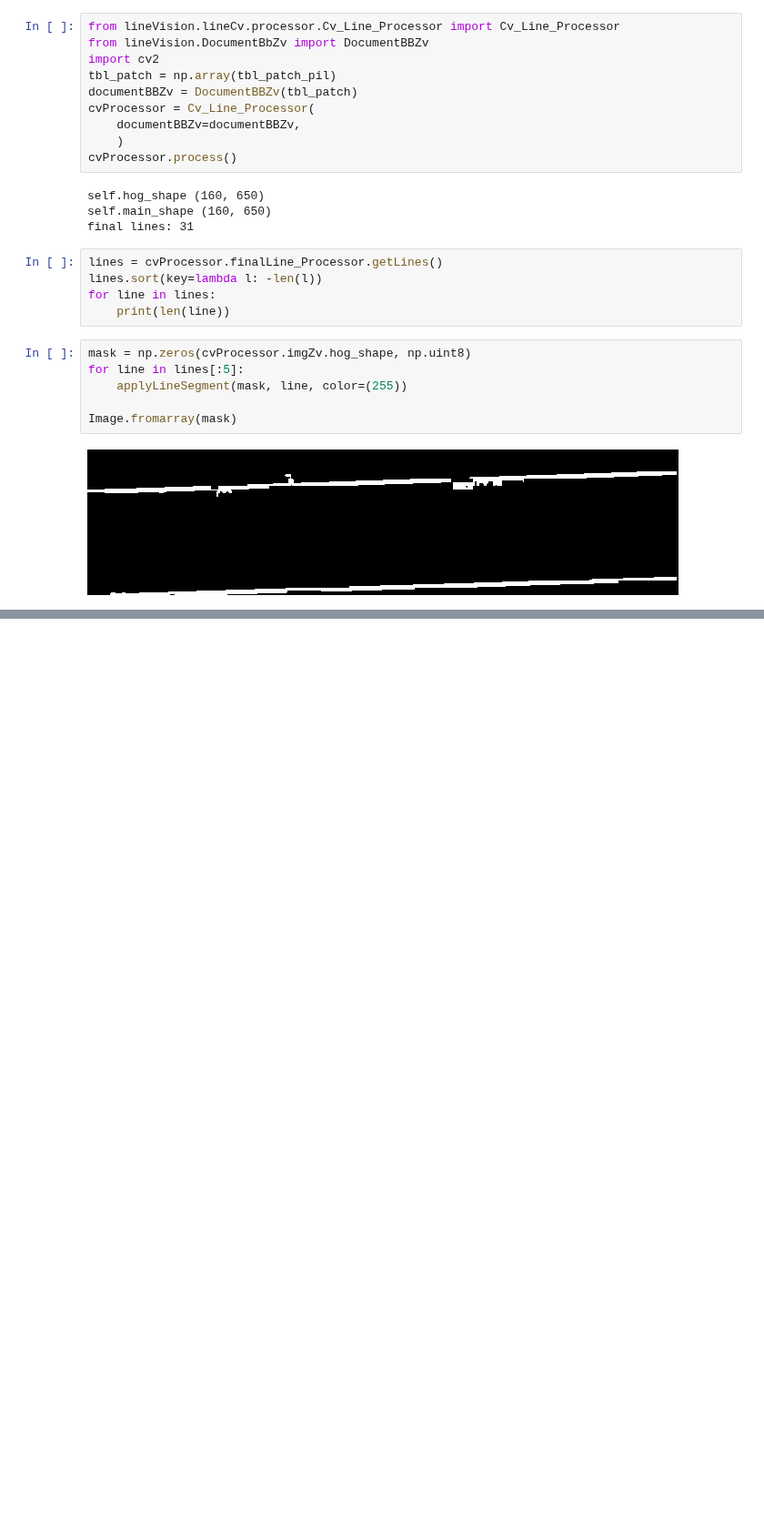
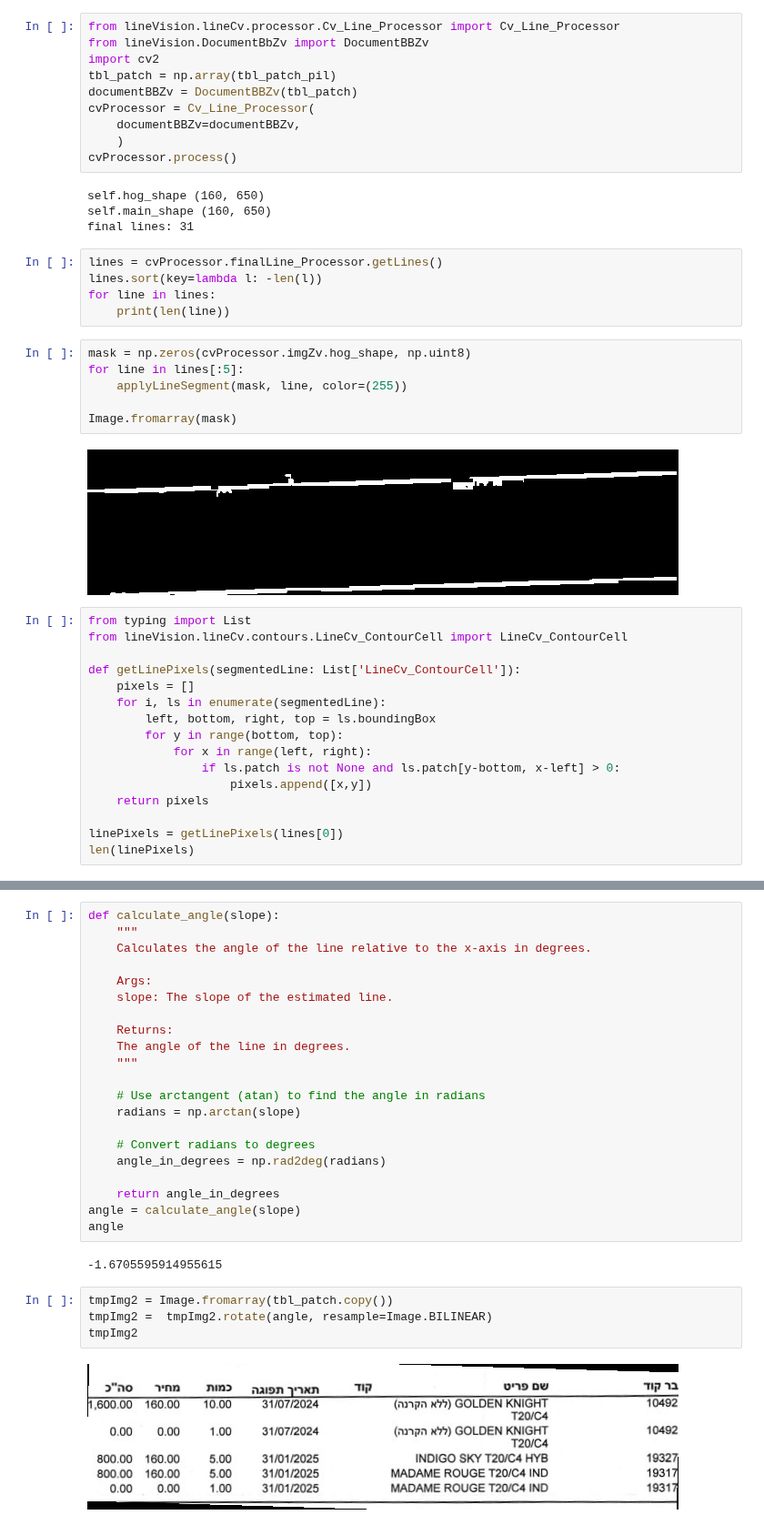
Before and after one commit to eliaweiss/MobileSAM, a Jupyter notebook: notebooks/TblDetect_lineCv.ipynb, the cells around one changed output, grey strips where cells are left out. Shown at 91% size. Saved outputs shown, nothing was run; the diff lists cells and outputs as text; blank space fills up the shorter version.

Commit message:
rotate working

```diff
--- a/notebooks/TblDetect_lineCv.ipynb
+++ b/notebooks/TblDetect_lineCv.ipynb
@@ -80,3 +80,19 @@ for line in lines[:5]:
 Image.fromarray(mask)
 # %% [output]
 [figure]
+# %%
+from typing import List
+from lineVision.lineCv.contours.LineCv_ContourCell import LineCv_ContourCell
+
+def getLinePixels(segmentedLine: List['LineCv_ContourCell']):
+    pixels = []
+    for i, ls in enumerate(segmentedLine):
+        left, bottom, right, top = ls.boundingBox
+        for y in range(bottom, top):
+            for x in range(left, right):
+                if ls.patch is not None and ls.patch[y-bottom, x-left] > 0:
+                    pixels.append([x,y])
+    return pixels
+
+linePixels = getLinePixels(lines[0])
+len(linePixels)
@@ -82,0 +126,29 @@ Image.fromarray(mask)
+# %%
+def calculate_angle(slope):
+    """
+    Calculates the angle of the line relative to the x-axis in degrees.
+
+    Args:
+    slope: The slope of the estimated line.
+
+    Returns:
+    The angle of the line in degrees.
+    """
+
+    # Use arctangent (atan) to find the angle in radians
+    radians = np.arctan(slope)
+
+    # Convert radians to degrees
+    angle_in_degrees = np.rad2deg(radians)
+
+    return angle_in_degrees
+angle = calculate_angle(slope)
+angle
+# %% [output]
+-1.6705595914955615
+# %%
+tmpImg2 = Image.fromarray(tbl_patch.copy())
+tmpImg2 =  tmpImg2.rotate(angle, resample=Image.BILINEAR)
+tmpImg2
+# %% [output]
+[figure, added]
```
Also changed, not shown: parts of 2 cells of this notebook.
